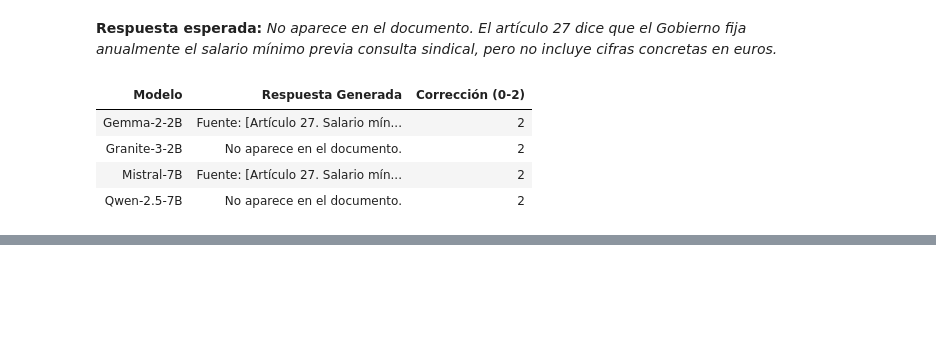
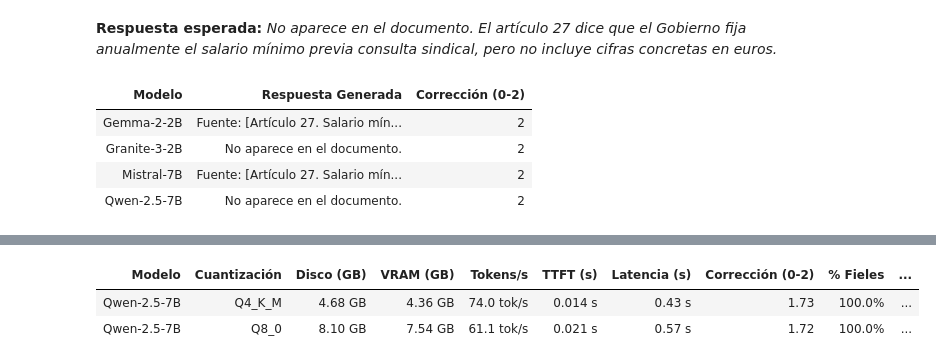
Before and after one commit to ai-somorrostro/reto_1_2-2627-Rag-Benchmark, a Jupyter notebook: benchmark_llms.ipynb, the cells around one changed output, grey strips where cells are left out. Saved outputs shown, nothing was run; the diff lists cells and outputs as text; code cells hidden in the pictures; blank space fills up the shorter version.

```diff
--- a/benchmark_llms.ipynb
+++ b/benchmark_llms.ipynb
@@ -678,0 +696,46 @@ for pid in preguntas_ejemplo:
+# %%
+# Comparamos Q4 frente a Q8 sobre el mismo modelo (Qwen-2.5-7B) con las 60 preguntas.
+datos_comparativa_cuant = [
+    {
+        'Modelo': 'Qwen-2.5-7B',
+        'Cuantización': 'Q4_K_M',
+        'Disco (GB)': 4.68,
+        'VRAM (GB)': 4.36,
+        'Tokens/s': 74.0,
+        'TTFT (s)': 0.014,
+        'Latencia (s)': 0.43,
+        'Corrección (0-2)': 1.73,
+        '% Fieles': 100.0,
+        'Abstención': '12/12',
+        'Falsas Abs.': 8
+    },
+    {
+        'Modelo': 'Qwen-2.5-7B',
+        'Cuantización': 'Q8_0',
+        'Disco (GB)': 8.10,
+        'VRAM (GB)': 7.54,
+        'Tokens/s': 61.1,
+        'TTFT (s)': 0.021,
+        'Latencia (s)': 0.57,
+        'Corrección (0-2)': 1.72,
+        '% Fieles': 100.0,
+        'Abstención': '12/12',
+        'Falsas Abs.': 8
+    }
+]
+
+df_cuant = pd.DataFrame(datos_comparativa_cuant)
+formato_cuant = {
+    'Disco (GB)': '{:.2f} GB',
+    'VRAM (GB)': '{:.2f} GB',
+    'Tokens/s': '{:.1f} tok/s',
+    'TTFT (s)': '{:.3f} s',
+    'Latencia (s)': '{:.2f} s',
+    'Corrección (0-2)': '{:.2f}',
+    '% Fieles': '{:.1f}%'
+}
+display(df_cuant.style.format(formato_cuant).hide(axis='index'))
+# %% [output]
+| Modelo | Cuantización | Disco (GB) | VRAM (GB) | Tokens/s | TTFT (s) | Latencia (s) | Corrección (0-2) | % Fieles | ... |
+| Qwen-2.5-7B | Q4_K_M | 4.68 GB | 4.36 GB | 74.0 tok/s | 0.014 s | 0.43 s | 1.73 | 100.0% | ... |
+| Qwen-2.5-7B | Q8_0 | 8.10 GB | 7.54 GB | 61.1 tok/s | 0.021 s | 0.57 s | 1.72 | 100.0% | ... |
```
Also changed, not shown: parts of 4 cells of this notebook, 6 other files.
